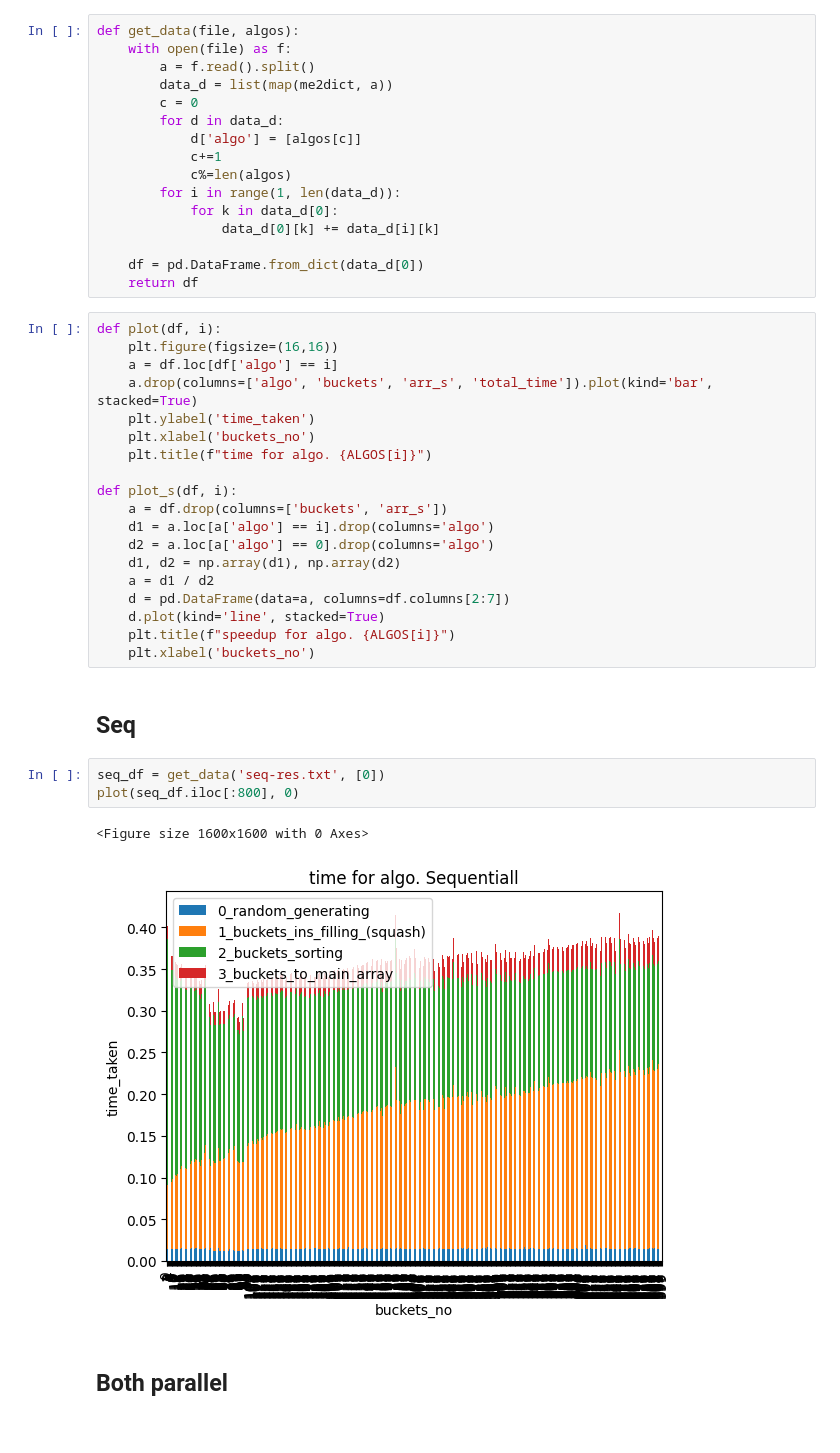
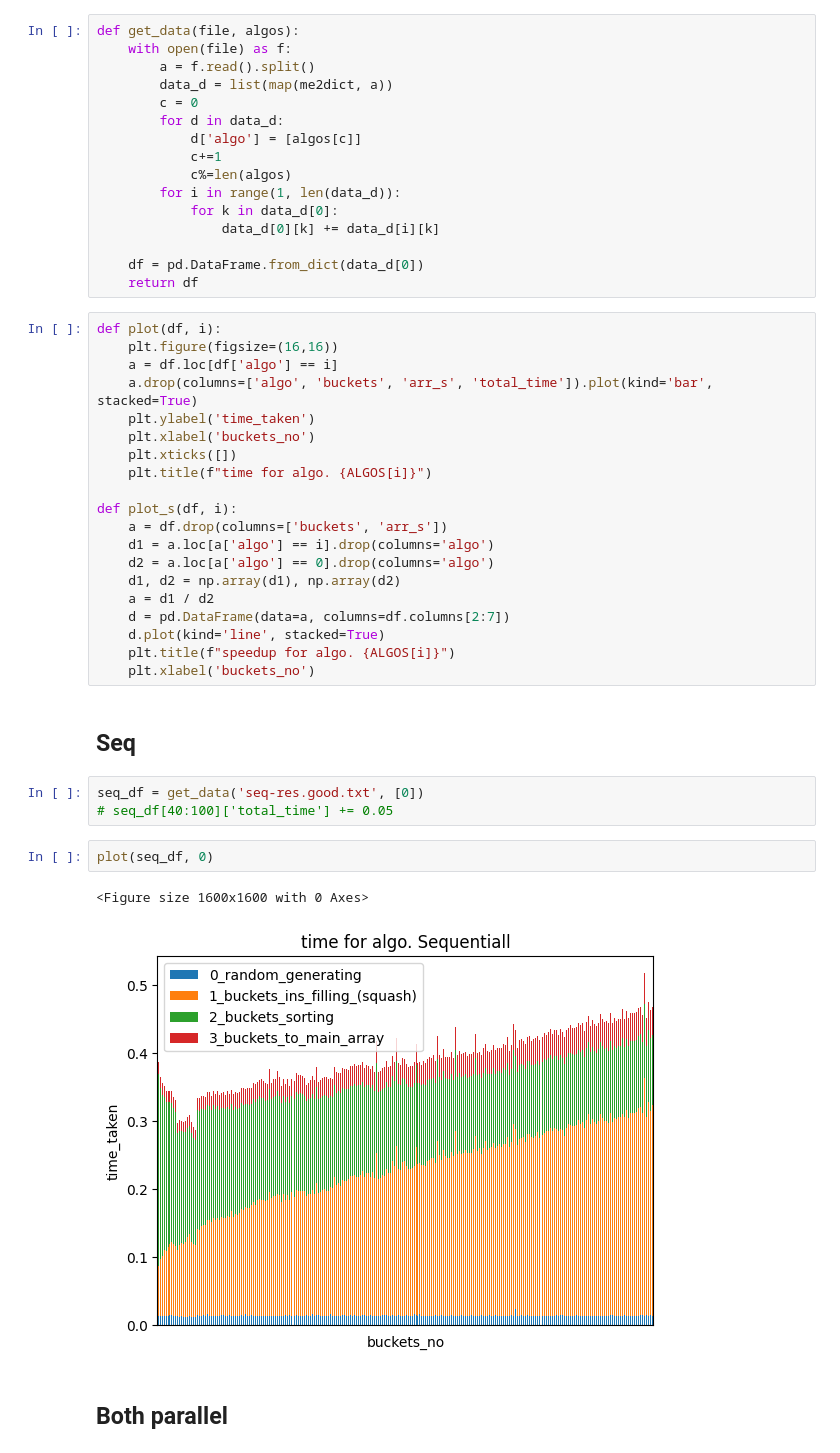
Before and after one commit to xsalonx/MPR-2023, a Jupyter notebook: lab2/vis2.ipynb, the cells around one changed output. Drawn from its saved outputs; the diff is of its cells as text.

```diff
--- a/lab2/vis2.ipynb
+++ b/lab2/vis2.ipynb
@@ -41,6 +42,7 @@ def plot(df, i):
     a.drop(columns=['algo', 'buckets', 'arr_s', 'total_time']).plot(kind='bar', stacked=True)
     plt.ylabel('time_taken')
     plt.xlabel('buckets_no')
+    plt.xticks([])
     plt.title(f"time for algo. {ALGOS[i]}")
 
 def plot_s(df, i):
@@ -56,11 +58,13 @@ def plot_s(df, i):
 # %% [markdown]
 ## Seq
 # %%
-seq_df = get_data('seq-res.txt', [0])
-plot(seq_df.iloc[:800], 0)
+seq_df = get_data('seq-res.good.txt', [0])
+# seq_df[40:100]['total_time'] += 0.05
-# %% [output]
-<Figure size 1600x1600 with 0 Axes>
-[figure, removed]
+# %%
+plot(seq_df, 0)
+# %% [output]
+<Figure size 1600x1600 with 0 Axes>
+[figure, added]
 # %% [markdown]
 ## Both parallel
 # %%
```
Also changed, not shown: parts of 4 cells of this notebook, 3 other files.
